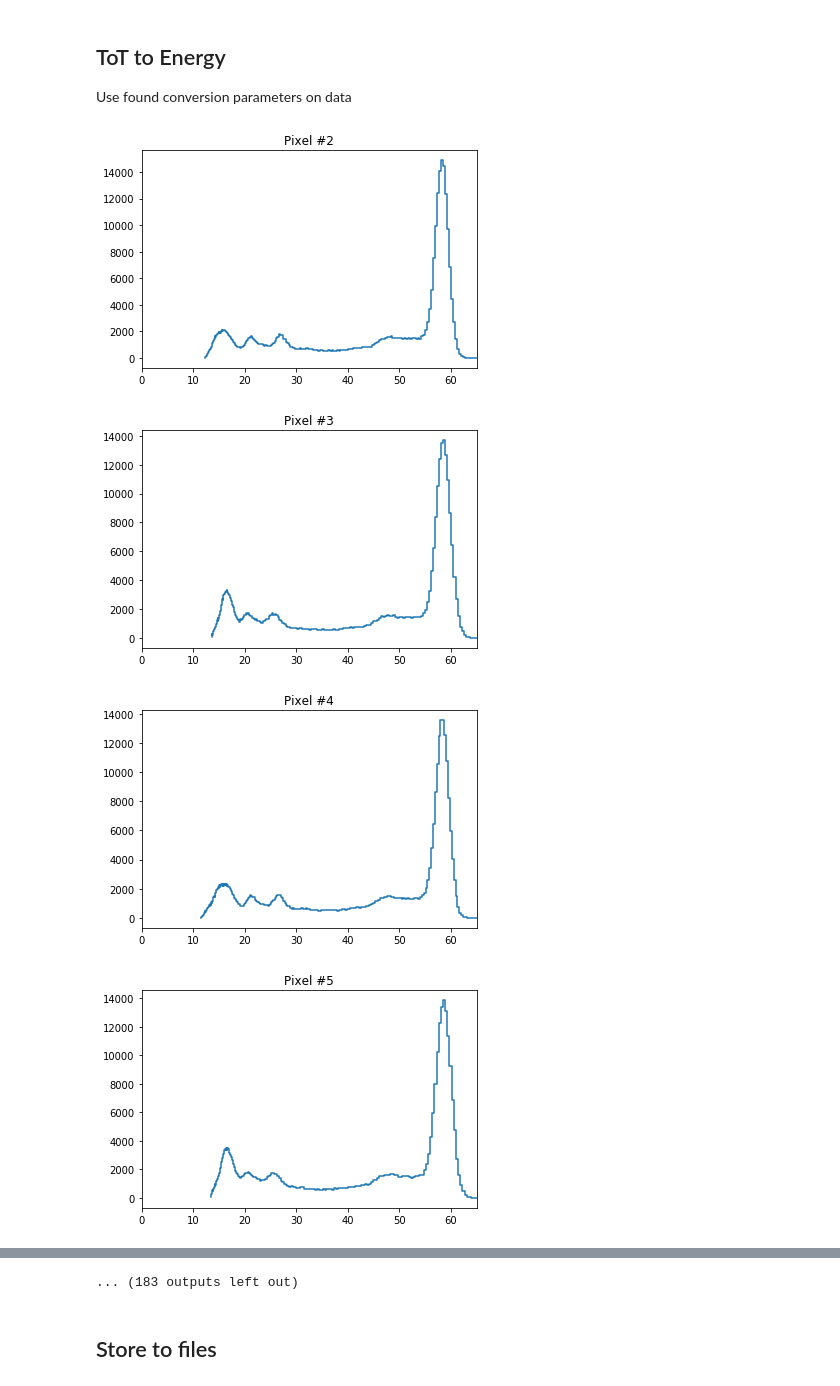
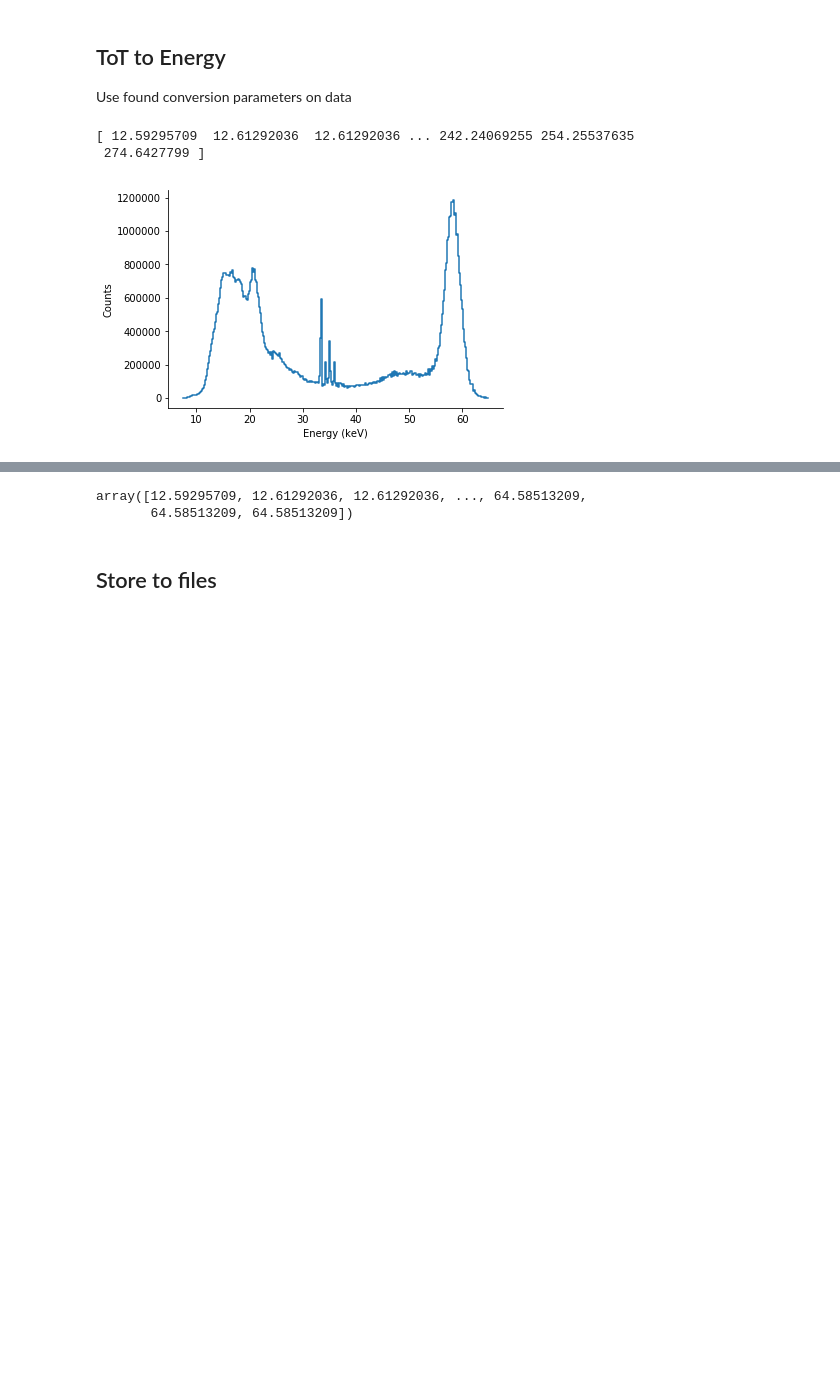
Before and after one commit to dosepix/dpx_control, a Jupyter notebook: dpx_func_python/calibration.ipynb, the cells around one changed output, grey strips where cells are left out. Drawn from its saved outputs; the diff is of its cells as text; code cells hidden in the pictures; blank space fills up the shorter version.

```diff
--- a/dpx_func_python/calibration.ipynb
+++ b/dpx_func_python/calibration.ipynb
@@ -25,13 +26,13 @@ reload(su), reload(pttt), reload(tte), reload(thlc)
 # %% [markdown]
 ## Input files
 # %%
-ToTDir = 'Measurements'
+ToTDir = '../../dpx_data/Measurements'
 # ToTfnList = [ToTDir + '/ToTMeasurement_AmSn4.hck']
 ToTfnList = ['%s/DPX6/ToTMeasurement_%s.p' % (ToTDir, f) for f in ['AmSn2']] # , 'AmSn2']]
 ToTHistFn = 'histMeasurement_AmSn.hck'
 SLOT = 2
 # ToTtoTHLfn = 'ToTtoTHL/DPX6/ToTtoTHL_5.hck'
-ToTtoTHLfn = 'ToTtoTHL/DPX22/ToTtoTHL_DPX22_2.hck'
+ToTtoTHLfn = '../../dpx_data/ToTtoTHL_1.hck' # '../../dpx_data/ToTtoTHL/DPX22/ToTtoTHL_DPX22_2.hck'
 # ToTtoTHLfn = 'ToTtoTHL_14.p'
 # %% [markdown]
 ## Convert ToT to THL
@@ -44,6 +94,7 @@ if '.p' in ToTtoTHLfn:
 else:
     d = hickle.load(ToTtoTHLfn)
 
-dOut = pttt.plotToTtoTHL(d)
-# pttt.plotToTtoTHL(d, convDict=paramsDict)
+# dOut = pttt.plotToTtoTHL(d) # , save='/tmp/')
+paramsDict = hickle.load('../../dpx_data/energyConversion/paramsDict_DPX22.hck')
+pttt.plotToTtoTHL(d, convDict=paramsDict)
 # %% [output]
@@ -87,7 +138,7 @@ def dataToHist(data):
     return histDict
 
 # histDict = dataToHist(data)
-histDict = hickle.load('Measurements/DPX22/AmMo_DPX22_complete.hck')
+histDict = hickle.load('../../dpx_data/Measurements/DPX22/AmMo_DPX22_complete.hck')
 # hickle.dump(histDict, open(ToTDir + '/ToTMeasurementHist_AmSn4.hck', 'w'))
 # %% [markdown]
 ## Convert multiple files to histogram
@@ -191,9 +264,8 @@ paramsDict = thlc.THLConversion(histDict, dOut, plot=False, use_hist=True)
 Use found conversion parameters on data
 # %%
 reload(tte)
-tte.getToTtoEnergy(histDict, paramsDict, use_hist=True)
+tte.getToTtoEnergy(histDict, paramsDict, use_hist=True, plot=False) # , save='/tmp/ToTtoEnergy_AmMo.svg')
 # %% [output]
+[ 12.59295709  12.61292036  12.61292036 ... 242.24069255 254.25537635
+ 274.6427799 ]
-[figure, old version]
+[figure, new version]
-[figure, removed]
-[figure, removed]
-[figure, removed]
@@ -208,4 +272,5 @@ tte.getToTtoEnergy(histDict, paramsDict, use_hist=True)
-... (183 outputs left out)
+array([12.59295709, 12.61292036, 12.61292036, ..., 64.58513209,
+       64.58513209, 64.58513209])
 # %% [markdown]
 ## Store to files
 # %%
```
Also changed, not shown: parts of 6 cells of this notebook, 11 other files.
